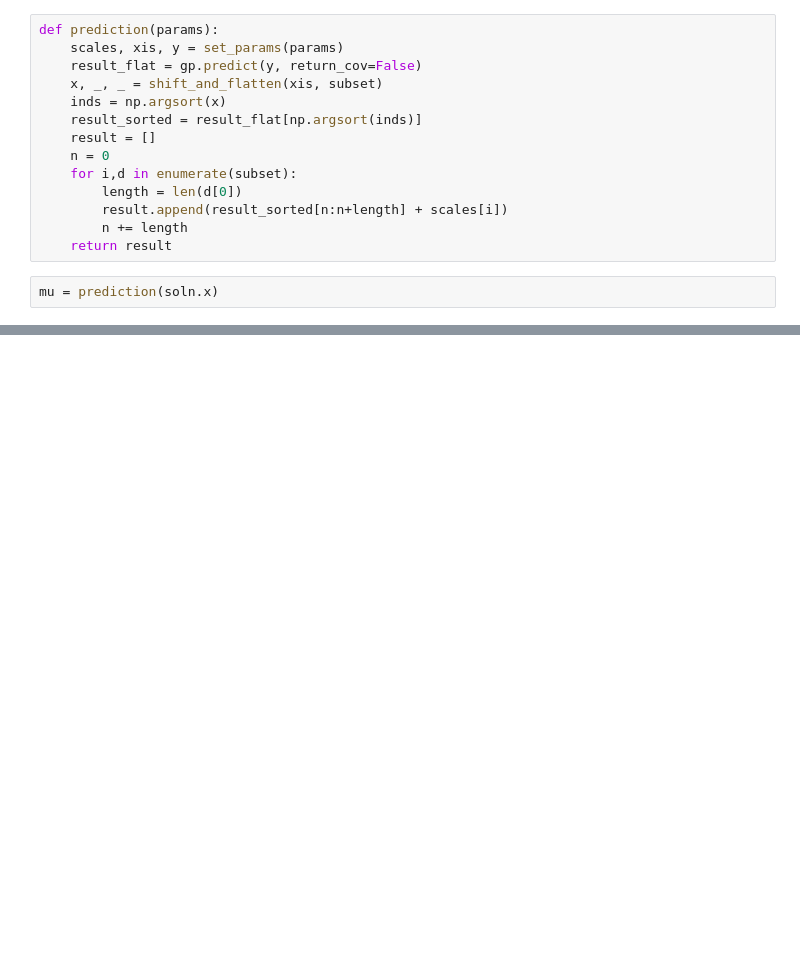
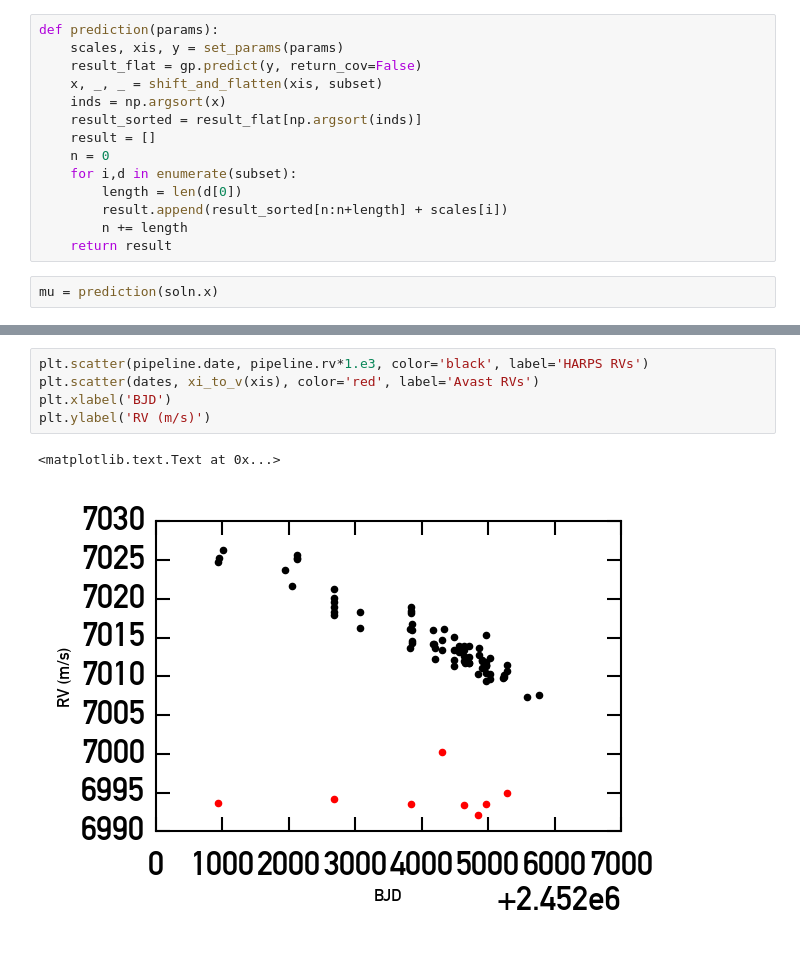
Before and after one commit to davidwhogg/Avast, a Jupyter notebook: code/gp.ipynb, the cells around one changed output, grey strips where cells are left out. Saved outputs shown, nothing was run; the diff lists cells and outputs as text; blank space fills up the shorter version.

```diff
--- a/code/gp.ipynb
+++ b/code/gp.ipynb
@@ -194,0 +210,8 @@ for i,d in enumerate(subset):
+# %%
+plt.scatter(pipeline.date, pipeline.rv*1.e3, color='black', label='HARPS RVs')
+plt.scatter(dates, xi_to_v(xis), color='red', label='Avast RVs')
+plt.xlabel('BJD')
+plt.ylabel('RV (m/s)')
+# %% [output]
+<matplotlib.text.Text at 0x...>
+[figure, added]
```
Also changed, not shown: parts of 11 cells of this notebook, 2 other files.
